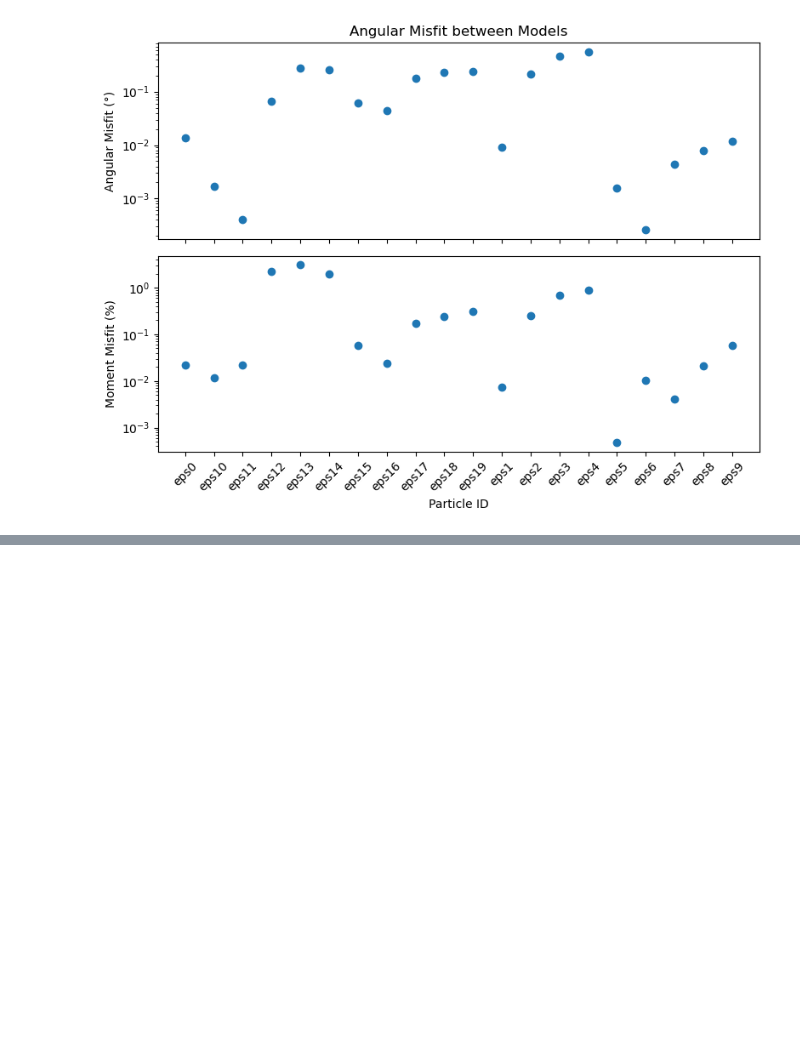
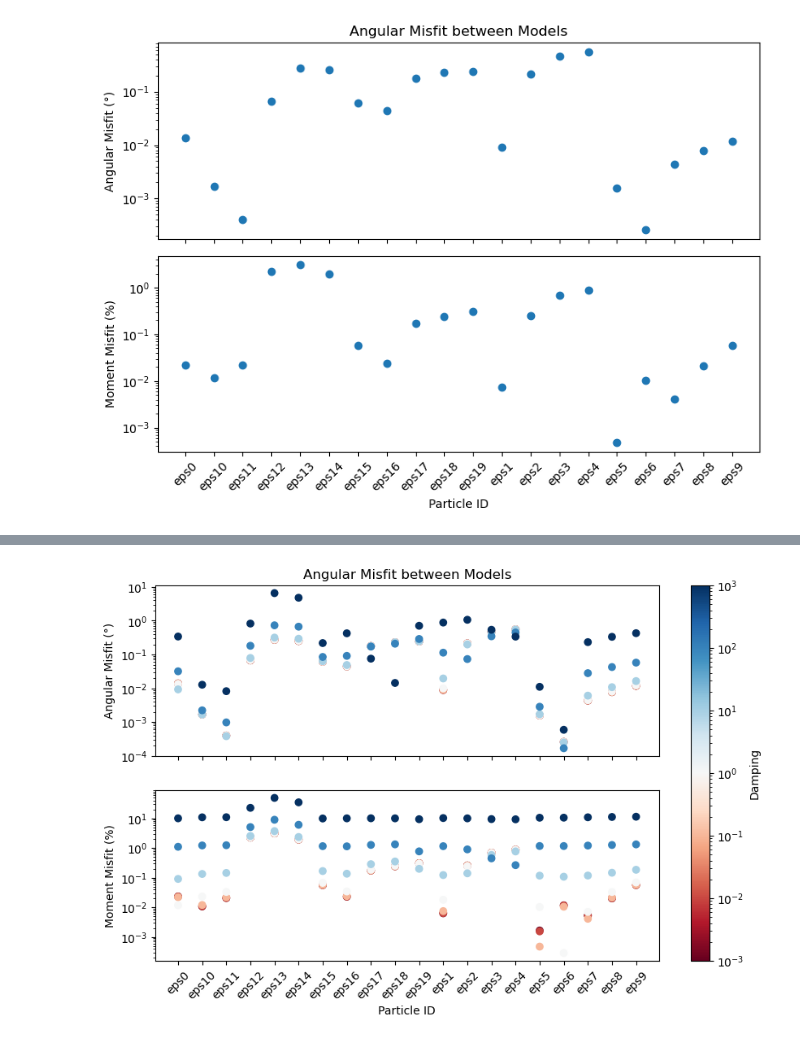
Before and after one commit to compgeolab/micromag-spherical-harmonic, a Jupyter notebook: code/Results_spherical_shells/Compare_sph_harm_fitting_with_micromag_model.ipynb, the cells around one changed output, grey strips where cells are left out. Saved outputs shown, nothing was run; the diff lists cells and outputs as text; code cells hidden in the pictures; blank space fills up the shorter version.

```diff
--- a/code/Results_spherical_shells/Compare_sph_harm_fitting_with_micromag_model.ipynb
+++ b/code/Results_spherical_shells/Compare_sph_harm_fitting_with_micromag_model.ipynb
@@ -157,0 +233,20 @@ plt.show()
+# %%
+angle_misfits = []
+moment_misfits = []
+
+for _, row in df_all.iterrows():
+
+    micromag_moment = row[["mx", "my", "mz"]].values
+    spherical_moment = row[["mx_sph", "my_sph", "mz_sph"]].values
+
+    amp = mg.vector_to_angles(micromag_moment)[2]
+    eamp = mg.vector_to_angles(spherical_moment)[2]
+
+    angle_misfit = angular_distance(micromag_moment, spherical_moment)
+    m_misfit = abs((amp - eamp) / amp * 100)
+
+    angle_misfits.append(angle_misfit)
+    moment_misfits.append(m_misfit)
+
+df_all["angle_misfit"] = angle_misfits
+df_all["moment_misfit"] = moment_misfits
@@ -157,0 +262,30 @@ plt.show()
+# %%
+norm = LogNorm(vmin=df_all["damping"].min(), vmax=df_all["damping"].max())
+
+fig, axes = plt.subplots(2, 1, figsize=(10, 6), sharex=True)
+
+x = df_all["name"]
+c = df_all["damping"]
+
+# Angular misfit
+sc1 = axes[0].scatter(x, df_all["angle_misfit"], c=c, cmap="RdBu", norm=norm)
+axes[0].set_ylabel("Angular Misfit (°)")
+axes[0].set_title("Angular Misfit between Models")
+axes[0].set_yscale("log")
+
+# Moment misfit
+sc2 = axes[1].scatter(x, df_all["moment_misfit"], c=c, cmap="RdBu", norm=norm)
+
+axes[1].set_ylabel("Moment Misfit (%)")
+axes[1].set_xlabel("Particle ID")
+axes[1].set_yscale("log")
+axes[1].tick_params(axis='x', rotation=45)
+
+
+# colorbar (compartilhada)
+cbar = fig.colorbar(sc2, ax=axes, orientation="vertical")
+cbar.set_label("Damping")
+
+plt.show()
+# %% [output]
+[figure, added]
```
Also changed, not shown: parts of 9 cells of this notebook, 3 other files.
